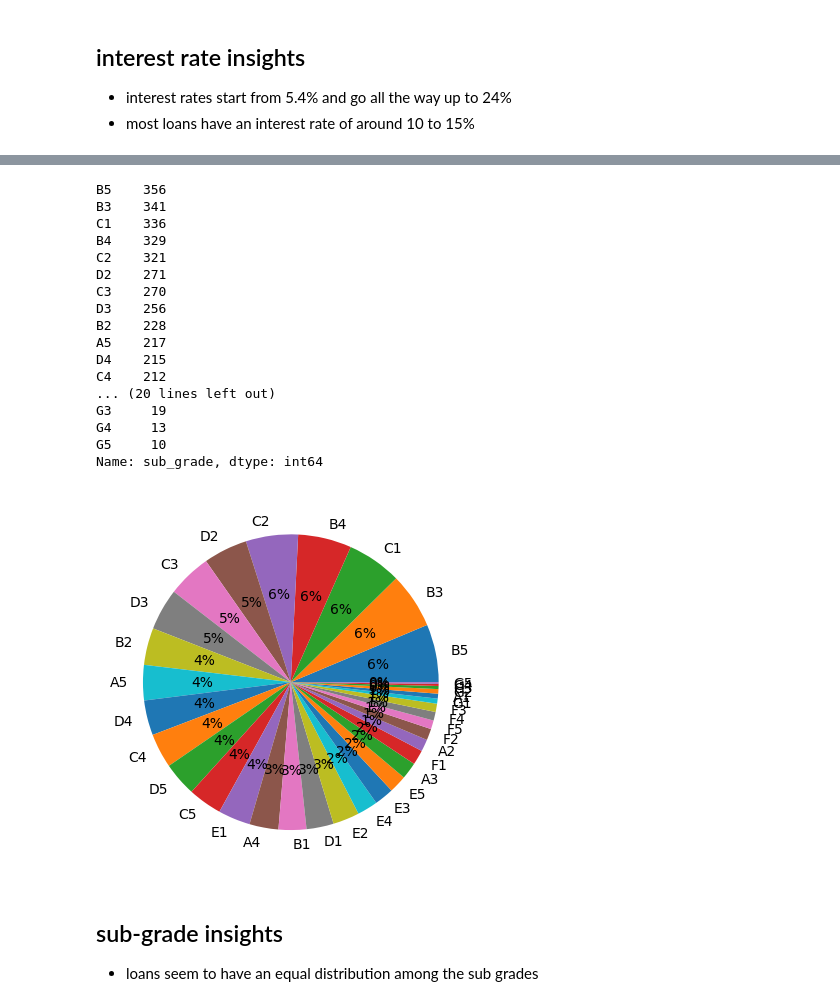
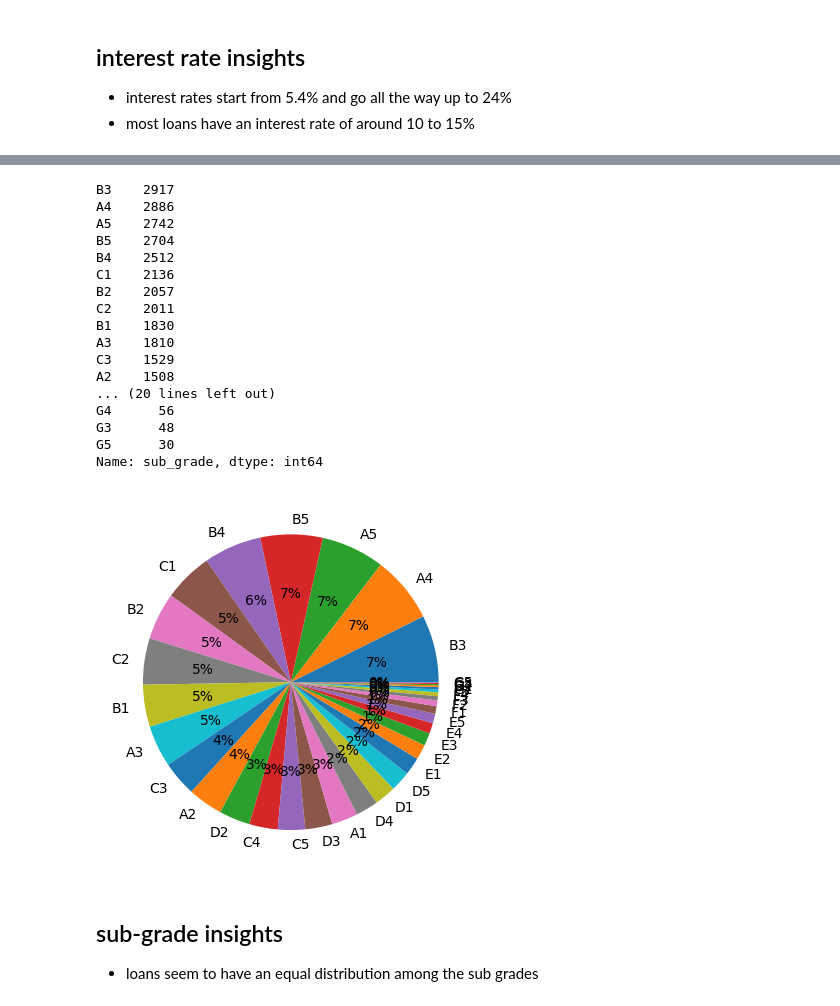
Before and after one commit to udaykirankavaturu/lending-club-case-study, a Jupyter notebook: uday_kiran_kavaturu.ipynb, the cells around one changed output, grey strips where cells are left out. Cells and saved outputs as stored; diff of their text form; code cells hidden in the pictures.

```diff
--- a/uday_kiran_kavaturu.ipynb
+++ b/uday_kiran_kavaturu.ipynb
@@ -335,28 +336,28 @@ sns.displot(data=charged_off_loans_df, x="sub_grade", kde=True)
 # %%
-charged_off_loans_df['sub_grade'].value_counts()
+df['sub_grade'].value_counts()
 # %% [output]
-B5    356
-B3    341
-C1    336
-B4    329
-C2    321
-D2    271
-C3    270
-D3    256
-B2    228
-A5    217
-D4    215
-C4    212
+B3    2917
+A4    2886
+A5    2742
+B5    2704
+B4    2512
+C1    2136
+B2    2057
+C2    2011
+B1    1830
+A3    1810
+C3    1529
+A2    1508
 ... (20 lines left out)
-G3     19
-G4     13
-G5     10
+G4      56
+G3      48
+G5      30
 Name: sub_grade, dtype: int64
 # %%
-sub_grades = charged_off_loans_df['sub_grade'].value_counts()
+sub_grades = df['sub_grade'].value_counts()
 plt.pie(sub_grades,labels=sub_grades.index,autopct="%.0f%%");
 # %% [output]
-[figure, old version]
+[figure, new version]
 # %% [markdown]
 ## sub-grade insights
 - loans seem to have an equal distribution among the sub grades
```
Also changed, not shown: parts of 59 cells of this notebook.
